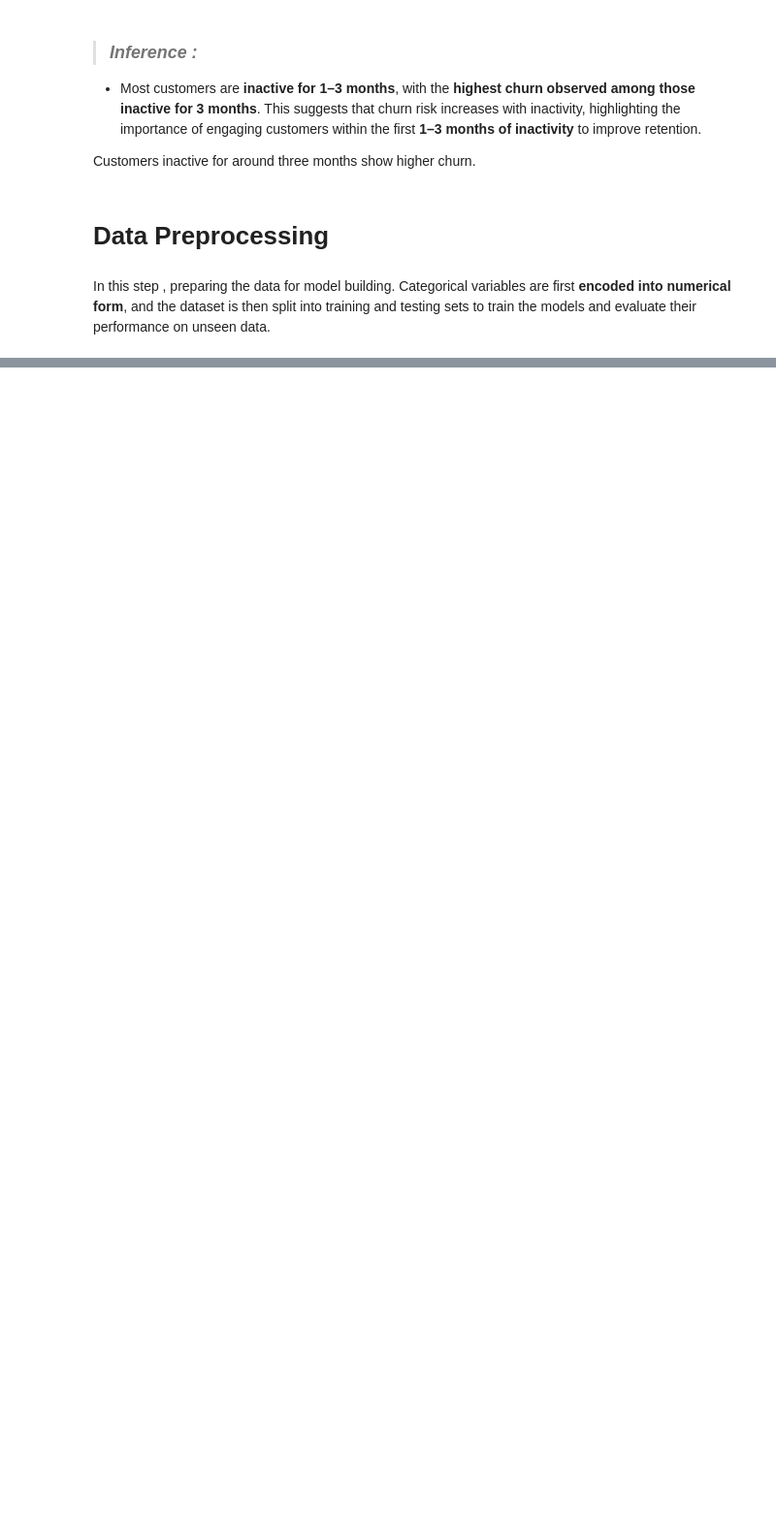
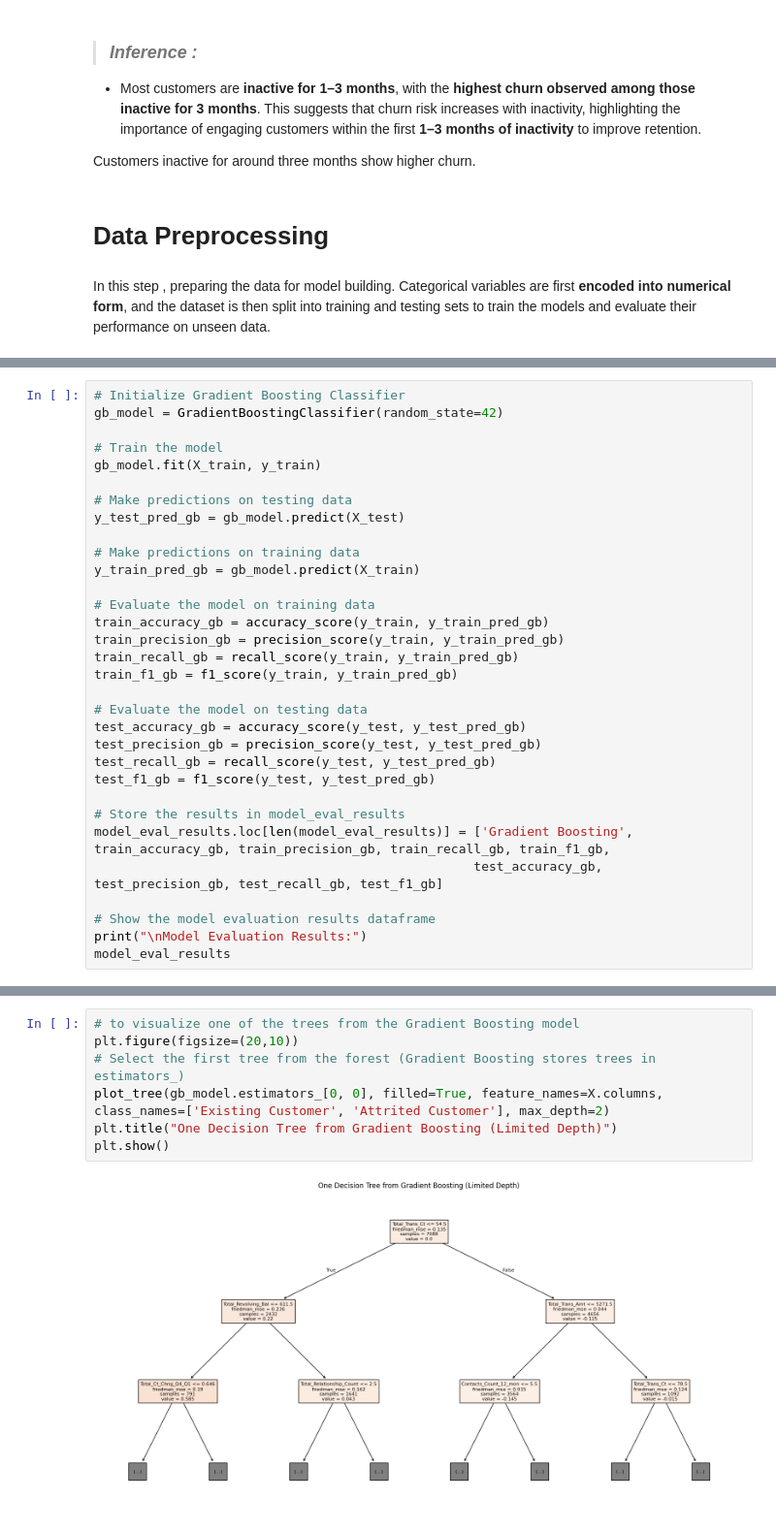
Before and after one commit to SRISWATHIKAS/Churn_Prediction_ML, a Jupyter notebook: ML_Churn_Prediction.ipynb, the cells around one changed output, grey strips where cells are left out. Shown at 97% size. Drawn from its saved outputs; the diff is of its cells as text; blank space fills up the shorter version.

```diff
--- a/ML_Churn_Prediction.ipynb
+++ b/ML_Churn_Prediction.ipynb
@@ -448,0 +682,32 @@ In this step , preparing the data for model building. Categorical variables are
+# %%
+# Initialize Gradient Boosting Classifier
+gb_model = GradientBoostingClassifier(random_state=42)
+
+# Train the model
+gb_model.fit(X_train, y_train)
+
+# Make predictions on testing data
+y_test_pred_gb = gb_model.predict(X_test)
+
+# Make predictions on training data
+y_train_pred_gb = gb_model.predict(X_train)
+
+# Evaluate the model on training data
+train_accuracy_gb = accuracy_score(y_train, y_train_pred_gb)
+train_precision_gb = precision_score(y_train, y_train_pred_gb)
+train_recall_gb = recall_score(y_train, y_train_pred_gb)
+train_f1_gb = f1_score(y_train, y_train_pred_gb)
+
+# Evaluate the model on testing data
+test_accuracy_gb = accuracy_score(y_test, y_test_pred_gb)
+test_precision_gb = precision_score(y_test, y_test_pred_gb)
+test_recall_gb = recall_score(y_test, y_test_pred_gb)
+test_f1_gb = f1_score(y_test, y_test_pred_gb)
+
+# Store the results in model_eval_results
+model_eval_results.loc[len(model_eval_results)] = ['Gradient Boosting', train_accuracy_gb, train_precision_gb, train_recall_gb, train_f1_gb,
+                                                  test_accuracy_gb, test_precision_gb, test_recall_gb, test_f1_gb]
+
+# Show the model evaluation results dataframe
+print("\nModel Evaluation Results:")
+model_eval_results
@@ -448,0 +727,9 @@ In this step , preparing the data for model building. Categorical variables are
+# %%
+# to visualize one of the trees from the Gradient Boosting model
+plt.figure(figsize=(20,10))
+# Select the first tree from the forest (Gradient Boosting stores trees in estimators_)
+plot_tree(gb_model.estimators_[0, 0], filled=True, feature_names=X.columns, class_names=['Existing Customer', 'Attrited Customer'], max_depth=2)
+plt.title("One Decision Tree from Gradient Boosting (Limited Depth)")
+plt.show()
+# %% [output]
+[figure, added]
```
Also changed, not shown: parts of 45 cells of this notebook.
